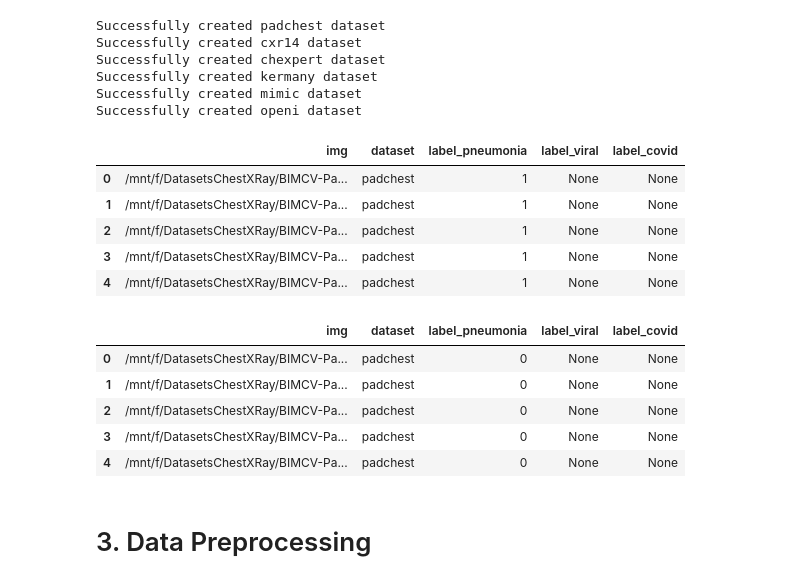
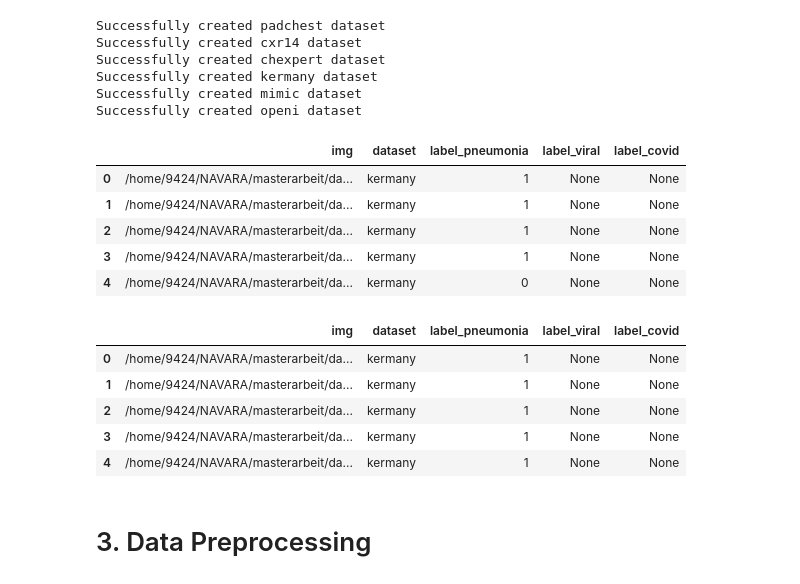
Before and after one commit to ai-explorers/chest_x_ray, a Jupyter notebook: merged_notebooks.ipynb, the cells around one changed output. Drawn from its saved outputs; the diff is of its cells as text; code cells hidden in the pictures.

```diff
--- a/merged_notebooks.ipynb
+++ b/merged_notebooks.ipynb
@@ -63,7 +68,7 @@ BATCH_SIZE=32
 CHANNELS=1
 USE_MASKS=False
 
-MODELSAVE = "models/cnn_gray_030121"
+MODELSAVE = "models/test_saving_model"
 
 if(USE_MASKS):
     MODELSAVE += "_w_masks.h5"
@@ -72,7 +77,19 @@ else:
 
 pd.set_option('display.max_colwidth', None)
 
-base_path = '/mnt/f/DatasetsChestXRay/'
+DATASET_SOURCE = 1
+USE_AWS = False
+if USE_AWS:
+    DATSET_SOURCE = 2
+
+base_path = ''
+
+if DATASET_SOURCE == 0:      # local
+    base_path = '/mnt/f/DatasetsChestXRay/'
+elif DATASET_SOURCE == 1:    # oth amberg
+    base_path = '/home/9424/NAVARA/masterarbeit/datasets/'
+elif DATASET_SOURCE == 2:    # aws
+    base_path = ''
 
 datasets = {
     'padchest': 'BIMCV-PadChest/',
@@ -147,23 +164,23 @@ Successfully created kermany dataset
 Successfully created mimic dataset
 Successfully created openi dataset
 # %%
-dataset_dict['padchest'].df.head()
+dataset_dict['kermany'].df.head()
 # %% [output]
 |  | img | dataset | label_pneumonia | label_viral | label_covid |
-| 0 | /mnt/f/DatasetsChestXRay/BIMCV-Pa... | padchest | 1 | None | None |
-| 1 | /mnt/f/DatasetsChestXRay/BIMCV-Pa... | padchest | 1 | None | None |
-| 2 | /mnt/f/DatasetsChestXRay/BIMCV-Pa... | padchest | 1 | None | None |
-| 3 | /mnt/f/DatasetsChestXRay/BIMCV-Pa... | padchest | 1 | None | None |
-| 4 | /mnt/f/DatasetsChestXRay/BIMCV-Pa... | padchest | 1 | None | None |
+| 0 | /home/9424/NAVARA/masterarbeit/da... | kermany | 1 | None | None |
+| 1 | /home/9424/NAVARA/masterarbeit/da... | kermany | 1 | None | None |
+| 2 | /home/9424/NAVARA/masterarbeit/da... | kermany | 1 | None | None |
+| 3 | /home/9424/NAVARA/masterarbeit/da... | kermany | 1 | None | None |
+| 4 | /home/9424/NAVARA/masterarbeit/da... | kermany | 0 | None | None |
 # %%
-dataset_dict['padchest'].test.head()
+dataset_dict['kermany'].test.head()
 # %% [output]
 |  | img | dataset | label_pneumonia | label_viral | label_covid |
-| 0 | /mnt/f/DatasetsChestXRay/BIMCV-Pa... | padchest | 0 | None | None |
-| 1 | /mnt/f/DatasetsChestXRay/BIMCV-Pa... | padchest | 0 | None | None |
-| 2 | /mnt/f/DatasetsChestXRay/BIMCV-Pa... | padchest | 0 | None | None |
-| 3 | /mnt/f/DatasetsChestXRay/BIMCV-Pa... | padchest | 0 | None | None |
-| 4 | /mnt/f/DatasetsChestXRay/BIMCV-Pa... | padchest | 0 | None | None |
+| 0 | /home/9424/NAVARA/masterarbeit/da... | kermany | 1 | None | None |
+| 1 | /home/9424/NAVARA/masterarbeit/da... | kermany | 1 | None | None |
+| 2 | /home/9424/NAVARA/masterarbeit/da... | kermany | 1 | None | None |
+| 3 | /home/9424/NAVARA/masterarbeit/da... | kermany | 1 | None | None |
+| 4 | /home/9424/NAVARA/masterarbeit/da... | kermany | 1 | None | None |
 # %% [markdown]
 # 3. Data Preprocessing
 # %% [markdown]
```
Also changed, not shown: parts of 11 cells of this notebook.
